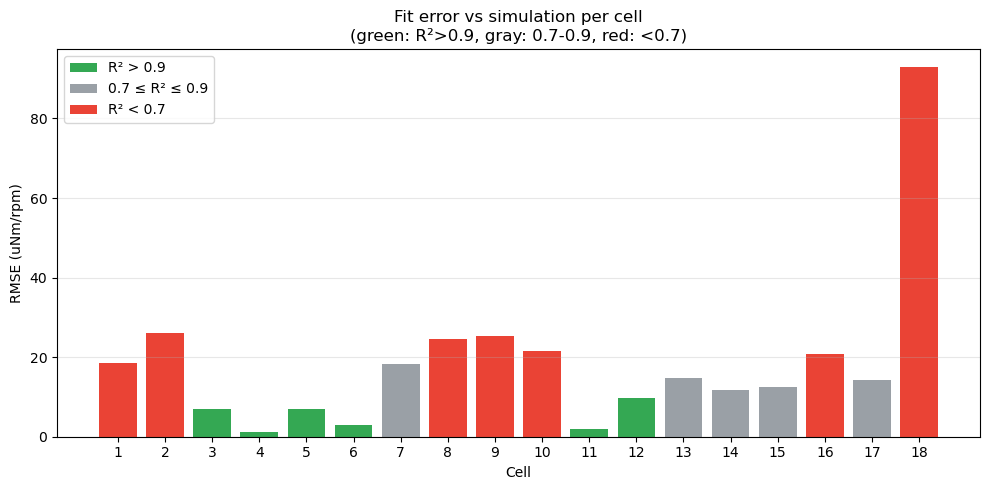
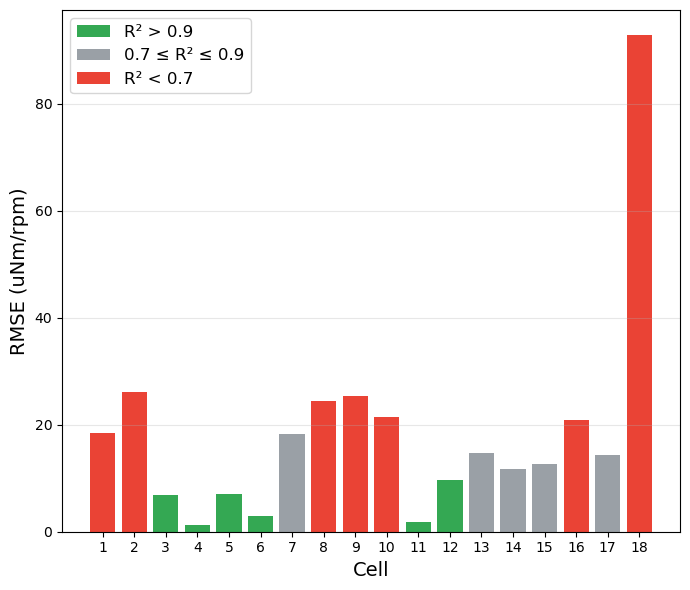
The change to this notebook cell's code, shown as a diff; its figure went from the first image to the second:
--- before
+++ after
@@ -50,9 +50,8 @@
 colors = [r2_color(r2) for r2 in order['R2']]
 
-fig, ax = plt.subplots(figsize=(10, 5))
+fig, ax = plt.subplots(figsize=(7, 6))
 ax.bar(order['cell'].astype(str), order['RMSE'], color=colors)
-ax.set_xlabel('Cell')
-ax.set_ylabel('RMSE (uNm/rpm)')
-ax.set_title('Fit error vs simulation per cell\n(green: R²>0.9, gray: 0.7-0.9, red: <0.7)')
+ax.set_xlabel('Cell', fontsize=14)
+ax.set_ylabel('RMSE (uNm/rpm)', fontsize=14)
 ax.grid(True, axis='y', alpha=0.3)
 
@@ -62,5 +61,5 @@
     Patch(facecolor=GOOGLE_GRAY, label='0.7 ≤ R² ≤ 0.9'),
     Patch(facecolor=GOOGLE_RED, label='R² < 0.7'),
-], loc='best')
+], loc='best', fontsize=12)
 
 fig.tight_layout()

Commit: Refactor code structure for improved readability and maintainability